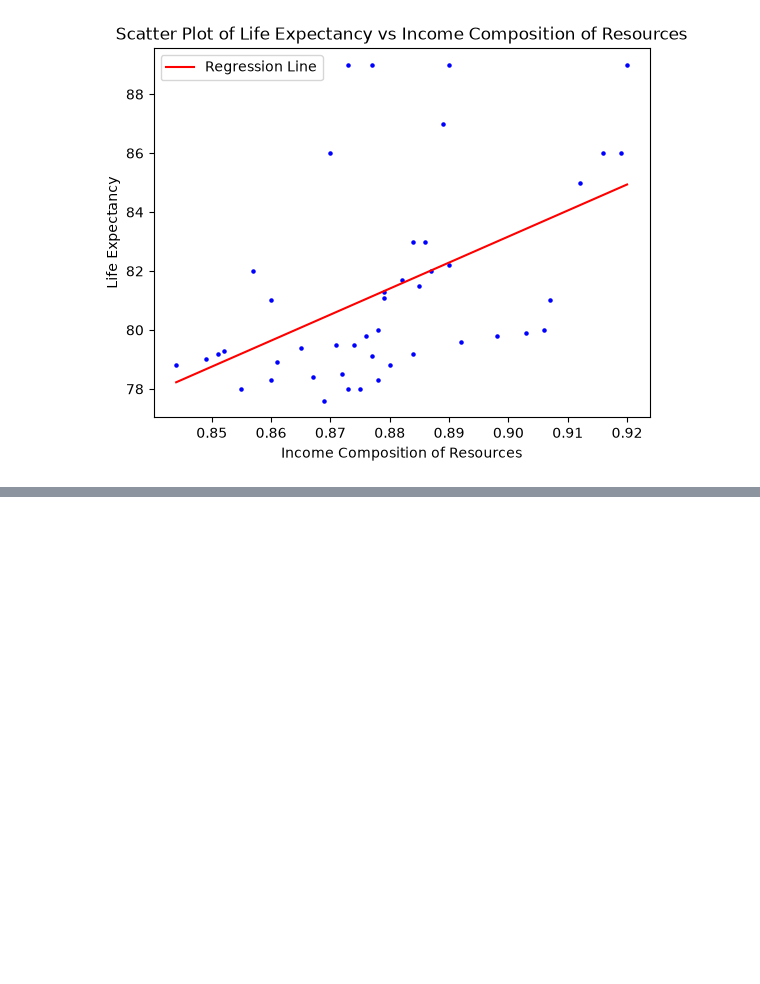
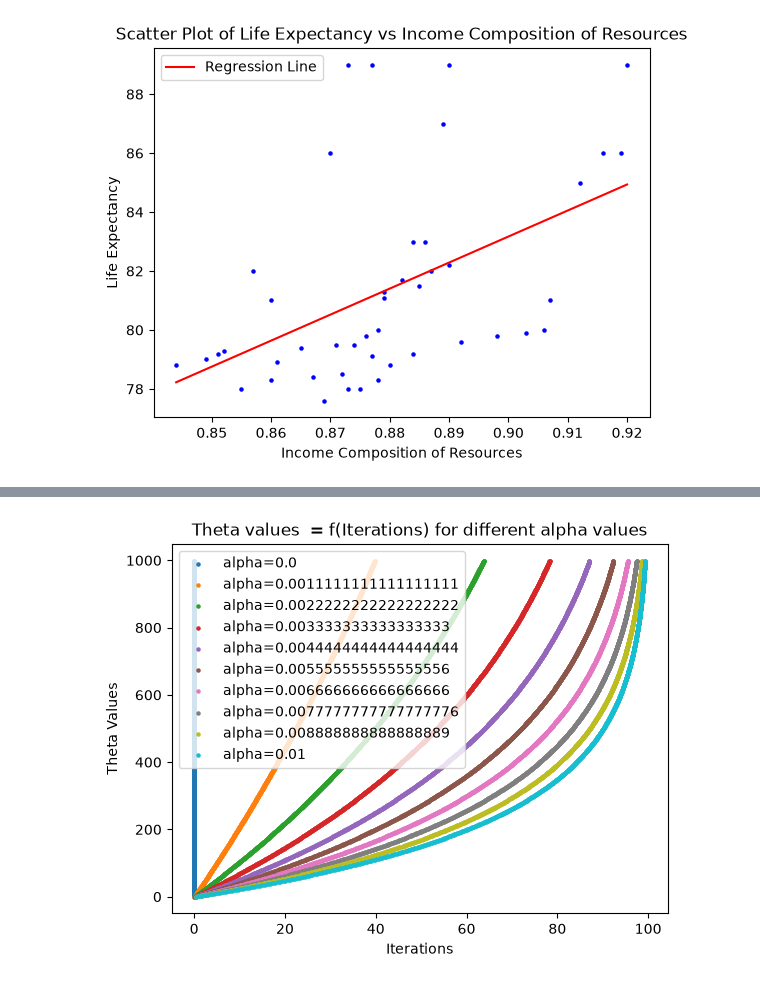
Before and after one commit to MohamedReda2003/Machine-Learning, a Jupyter notebook: TP/TP1.ipynb, the cells around one changed output, grey strips where cells are left out. Drawn from its saved outputs; the diff is of its cells as text; code cells hidden in the pictures; blank space fills up the shorter version.

```diff
--- a/TP/TP1.ipynb
+++ b/TP/TP1.ipynb
@@ -327,11 +327,17 @@ plt.show()
 # %% [output]
 [figure]
 # %%
+# question 3.4:
 def gradDescent(x, y, theta, alpha, iters):
     m = len(y)
+    theta_values = []
     for _ in range(iters):
         prediction = np.dot(x, theta)
         error = prediction - y
         gradient = (1/m) * np.dot(x.T, error)
         theta -= alpha * gradient
-    return theta
+        theta_values.append(theta.copy())
+    #theta_sortie = theta
+    return np.array(theta_values)
+theta_0 = 0
+theta_1 = 1
@@ -337,0 +366,14 @@ def gradDescent(x, y, theta, alpha, iters):
+# %%
+
+t =np.linspace(0, 0.01, 10)
+
+for i in range(len(t)):
+    x = gradDescent(df_study['Income_composition_of_resources'], df_study['Life_expectancy'], theta_0, t[i], 1000)
+    plt.scatter([i for i in range(len(x))], x, s=5,label=f'alpha={t[i]}')
+plt.xlabel("Iterations")
+plt.ylabel("Theta Values")
+plt.title("Theta values  = f(Iterations) for different alpha values")
+plt.legend()
+plt.show()
+# %% [output]
+[figure, added]
```
Also changed, not shown: parts of 1 cell of this notebook.
